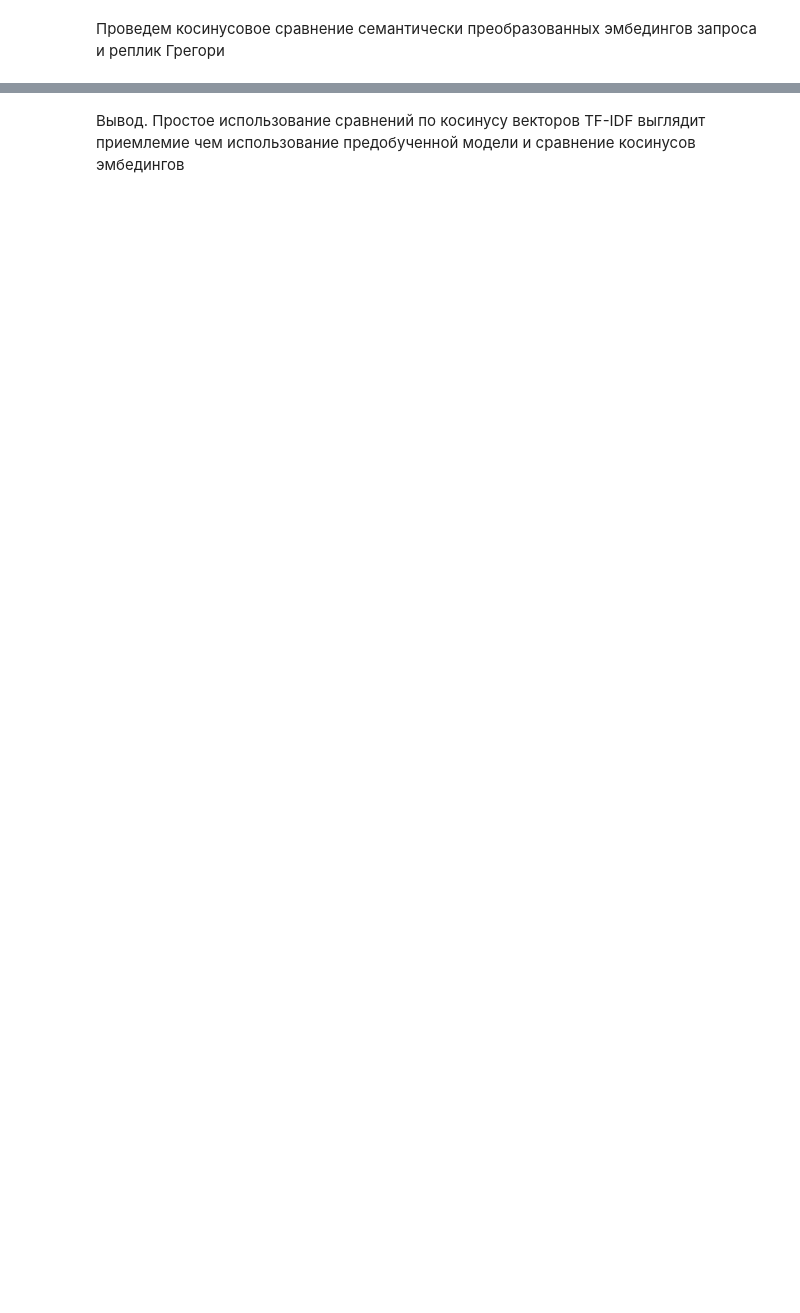
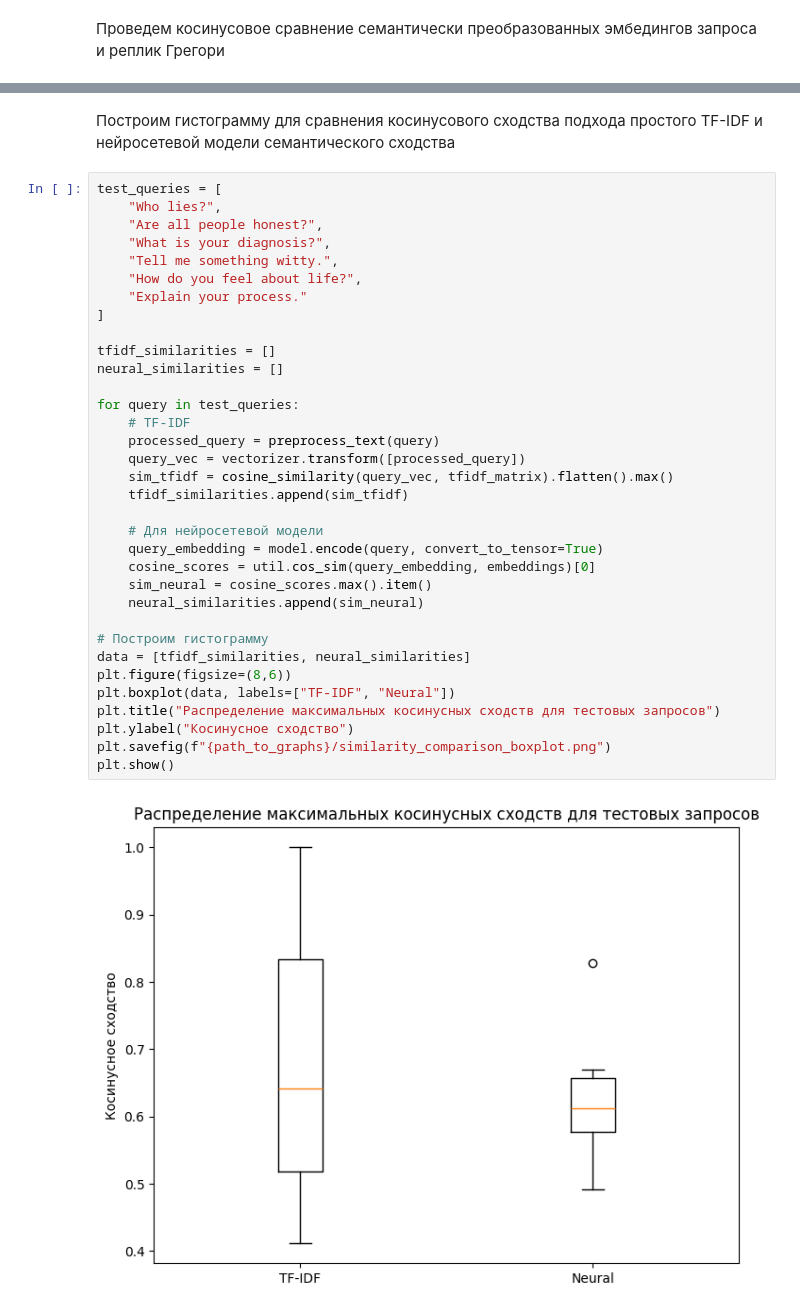
Before and after one commit to vagiztech/NLP_HW1, a Jupyter notebook: HouseMD.ipynb, the cells around one changed output, grey strips where cells are left out. Drawn from its saved outputs; the diff is of its cells as text; blank space fills up the shorter version.

```diff
--- a/HouseMD.ipynb
+++ b/HouseMD.ipynb
@@ -203,3 +240,39 @@ Best semantic match (EN):  You lied?
 Best match (EN):  Everybody lies.
-# %% [markdown]
-Вывод. Простое использование сравнений по косинусу векторов TF-IDF выглядит приемлемие чем использование предобученной модели и сравнение косинусов эмбедингов
+# %% [markdown]
+Построим гистограмму для сравнения косинусового сходства подхода простого TF-IDF и нейросетевой модели семантического сходства
+# %%
+test_queries = [
+    "Who lies?",
+    "Are all people honest?",
+    "What is your diagnosis?",
+    "Tell me something witty.",
+    "How do you feel about life?",
+    "Explain your process."
+]
+
+tfidf_similarities = []
+neural_similarities = []
+
+for query in test_queries:
+    # TF-IDF
+    processed_query = preprocess_text(query)
+    query_vec = vectorizer.transform([processed_query])
+    sim_tfidf = cosine_similarity(query_vec, tfidf_matrix).flatten().max()
+    tfidf_similarities.append(sim_tfidf)
+
+    # Для нейросетевой модели
+    query_embedding = model.encode(query, convert_to_tensor=True)
+    cosine_scores = util.cos_sim(query_embedding, embeddings)[0]
+    sim_neural = cosine_scores.max().item()
+    neural_similarities.append(sim_neural)
+
+# Построим гистограмму
+data = [tfidf_similarities, neural_similarities]
+plt.figure(figsize=(8,6))
+plt.boxplot(data, labels=["TF-IDF", "Neural"])
+plt.title("Распределение максимальных косинусных сходств для тестовых запросов")
+plt.ylabel("Косинусное сходство")
+plt.savefig(f"{path_to_graphs}/similarity_comparison_boxplot.png")
+plt.show()
+# %% [output]
+[figure, added]
```
Also changed, not shown: parts of 8 cells of this notebook, 8 other files.
